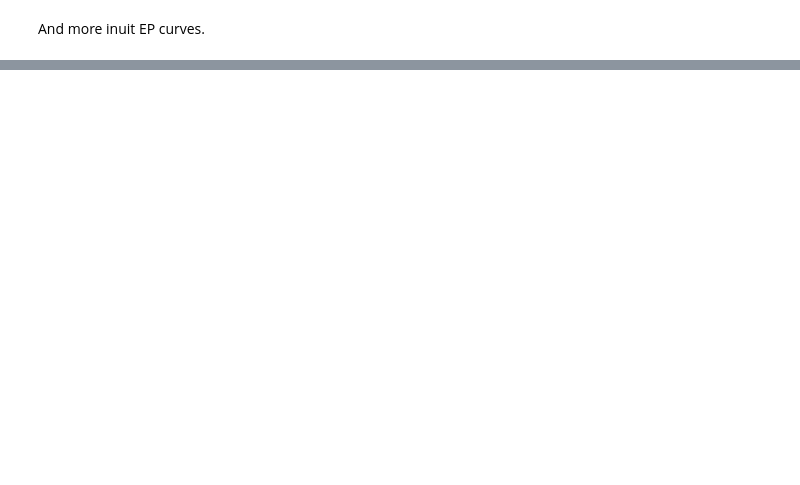
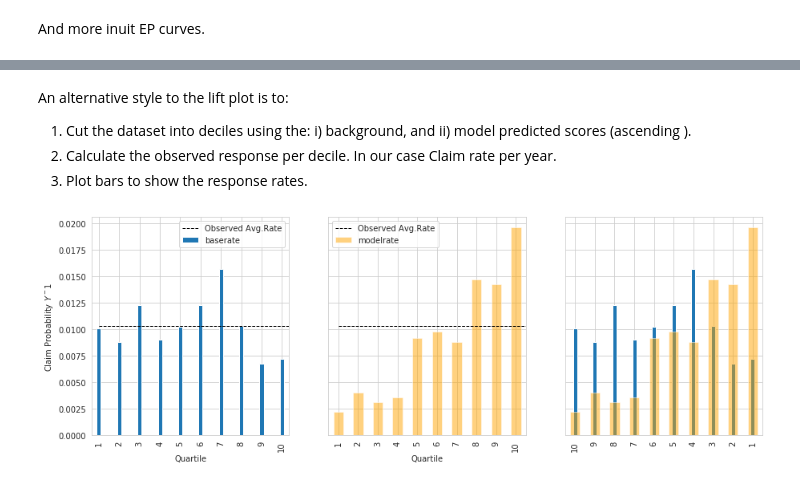
Before and after one commit to bpostance/learn_data_science, a Jupyter notebook: Risk/02-GLM-FrequencySeverity.ipynb, the cells around one changed output, grey strips where cells are left out. Cells and saved outputs as stored; diff of their text form; code cells hidden in the pictures; blank space fills up the shorter version.

```diff
--- a/Risk/02-GLM-FrequencySeverity.ipynb
+++ b/Risk/02-GLM-FrequencySeverity.ipynb
@@ -790,0 +852,21 @@ plt.tight_layout()
+# %%
+sns.set_style("whitegrid")
+fig,axs = plt.subplots(1,2,figsize=(10,5),sharex=True)
+
+axs[0].set_title('Cumulative Gains')
+sns.lineplot(data=pd.melt(c,id_vars='q10',value_vars=['baseline','model']),
+             x='q10',y='value',hue='variable',
+             ax=axs[0],linewidth=3)
+axs[0].plot([0,1],[0,1],'k--')
+axs[0].set_xlim(0,1)
+axs[0].set_ylim(0,1)
+axs[0].set_ylabel('% positive prediction')
+
+axs[1].set_title('Lift Chart')
+axs[1].plot(c['q10'],c['model'] / c['baseline'],label='model',lw=3,color='orange')
+axs[1].plot(c['q10'],c['baseline'] / c['baseline'],label='baseline',lw=3,color='blue')
+axs[1].legend()
+
+for ax in axs.ravel():
+    ax.set_xlabel('% claims occurred')
+    ax.set_xticks(c['q10'])
@@ -790,0 +875,28 @@ plt.tight_layout()
+# %% [markdown]
+An alternative style to the lift plot is to:
+1. Cut the dataset into deciles using the: i) background, and ii) model predicted scores (ascending ).
+1. Calculate the observed response per decile. In our case Claim rate per year.
+1. Plot bars to show the response rates.
+# %%
+fig,axs = plt.subplots(1,3,figsize=(15,5),sharey=True)
+
+c.iloc[1:].sort_index(ascending=False)['baserate'].plot.bar(width=0.2,
+                                                            ax=axs[0]);
+
+c.iloc[1:].sort_index(ascending=False)['modelrate'].plot.bar(alpha=0.5,
+                                                             color='orange',
+                                                             ax=axs[1])
+
+c.iloc[1:].sort_index(ascending=False)['baserate'].plot.bar(width=0.2,ax=axs[2]);
+c.iloc[1:].sort_index(ascending=False)['modelrate'].plot.bar(alpha=0.5,color='orange',ax=axs[2])
+
+avg_rate = r['Claim'].sum() / r['PYrs'].sum()
+for ax in axs.ravel()[:2]:
+    ax.set_xticks(np.arange(0,10,1))
+    ax.set_xticklabels(np.arange(1,11,1))
+    ax.set_xlabel('Quartile')
+    ax.plot([0,10],[avg_rate,avg_rate],'k--',lw=1,label='Observed Avg.Rate')
+    ax.legend()
+    ax.set_ylabel('Claim Probability $Y^-1$')
+# %% [output]
+[figure, added]
```
Also changed, not shown: parts of 20 cells of this notebook.
